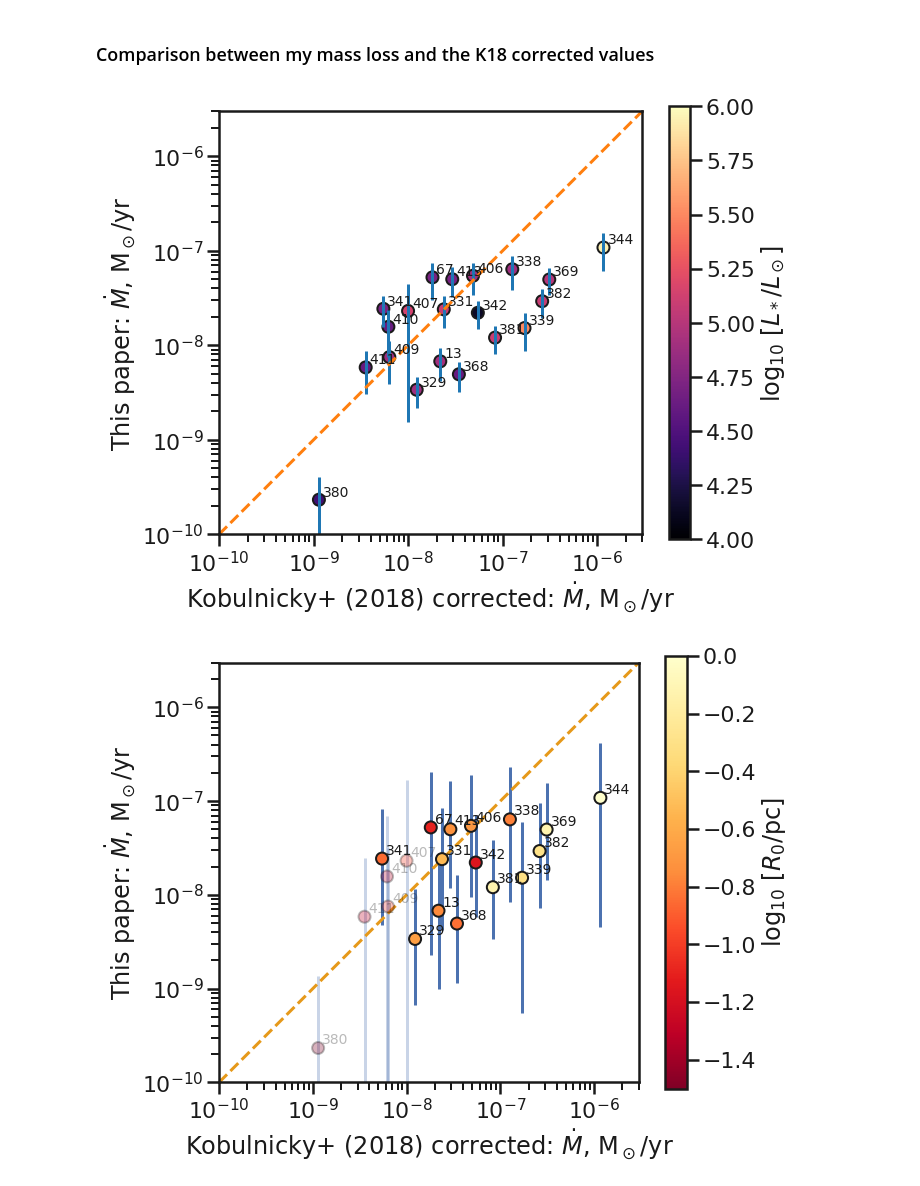
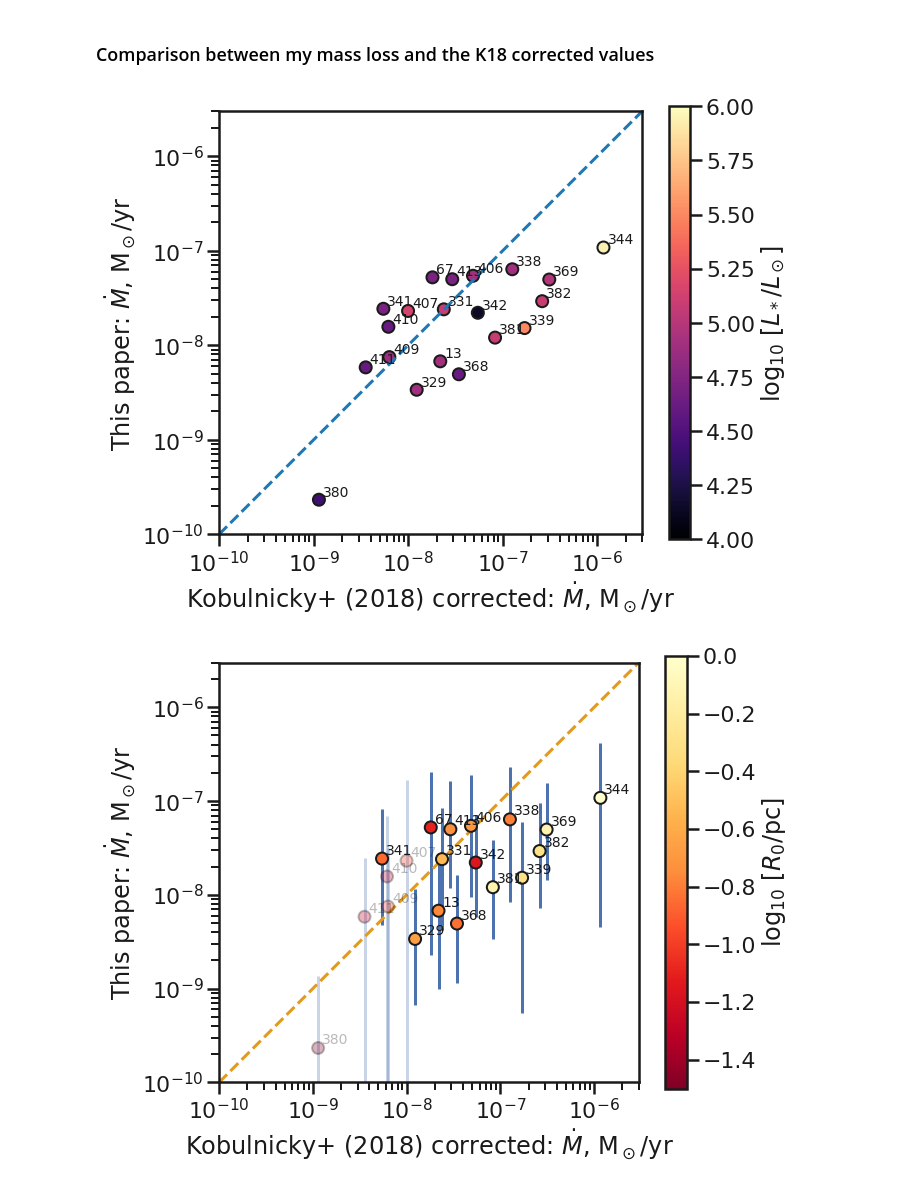
Before and after one commit to div-B-equals-0/dust-wave-case-studies, a Jupyter notebook: Kobulnicky-samples.ipynb, the cells around one changed output. Saved outputs shown, nothing was run; the diff lists cells and outputs as text; code cells hidden in the pictures.

```diff
--- a/Kobulnicky-samples.ipynb
+++ b/Kobulnicky-samples.ipynb
@@ -424,3 +426,5 @@ In this graph we compare the original luminosity ratio taken directly from the K
 * 411: The luminosity class has changed from Ib (K17) to V (K18), so $L_*$ has been greatly reduced, which increases the estimated $\tau$
 
 And there doesn't seem to be any significant correlation with stellar luminosity.
+# %%
+tt['FIR_FIR'] = tt['FIR_will']/tt['FIR']
@@ -1194,31 +1297,31 @@ None
 ### Comparison between my mass loss and the K18 corrected values
 # %%
 fig, ax = plt.subplots(figsize=(10, 8))
-xx, yy, ye = k18tab['Mdot4'], ttt['Md_t'], ttt['err Md']
-ax.errorbar(xx, yy, yerr=ye, fmt='none')
+xx, yy, ye = 1.0*k18tab['Mdot4'], 1.0*ttt['Md_t'], np.stack((1.0*ttt['err Md-'], 1.0*ttt['err Md+']))
+#ax.errorbar(xx, yy, yerr=ye, fmt='none')
 c = ax.scatter(xx, yy,
                c=4.0 + np.log10(tt['L4']), cmap='magma', vmin=4.0, vmax=6.0,
                edgecolors='k', alpha=1.0)
 fig.colorbar(c, ax=ax).set_label(r'$\log_{10}\ \left[L_* / L_\odot \right]$')
 for id_, x, y in zip(tt['ID'], xx, yy):
     ax.annotate(
         str(id_), (x, y), fontsize='xx-small',
         xytext=(4,4), textcoords='offset points',
                )
 fmin, fmax = 1e-10, 3e-6
 ax.plot([fmin, fmax], [fmin, fmax], ls='--')
 ax.set(
     xscale='log', yscale='log',
     xlim=[fmin, fmax], ylim=[fmin, fmax],
     xlabel=r'Kobulnicky+ (2018) corrected: $\dot M$, M$_\odot$/yr',
     ylabel=r'This paper: $\dot M$, M$_\odot$/yr',
 )
 ax.set_aspect('equal')
 fig.tight_layout()
 fig.savefig('K18-mdot-corrected-comparison.pdf')
 None
 # %% [output]
-[figure, old version]
+[figure, new version]
 # %%
 fig, ax = plt.subplots(figsize=(10, 8))
 
```
Also changed, not shown: parts of 18 cells of this notebook, 23 other files.
